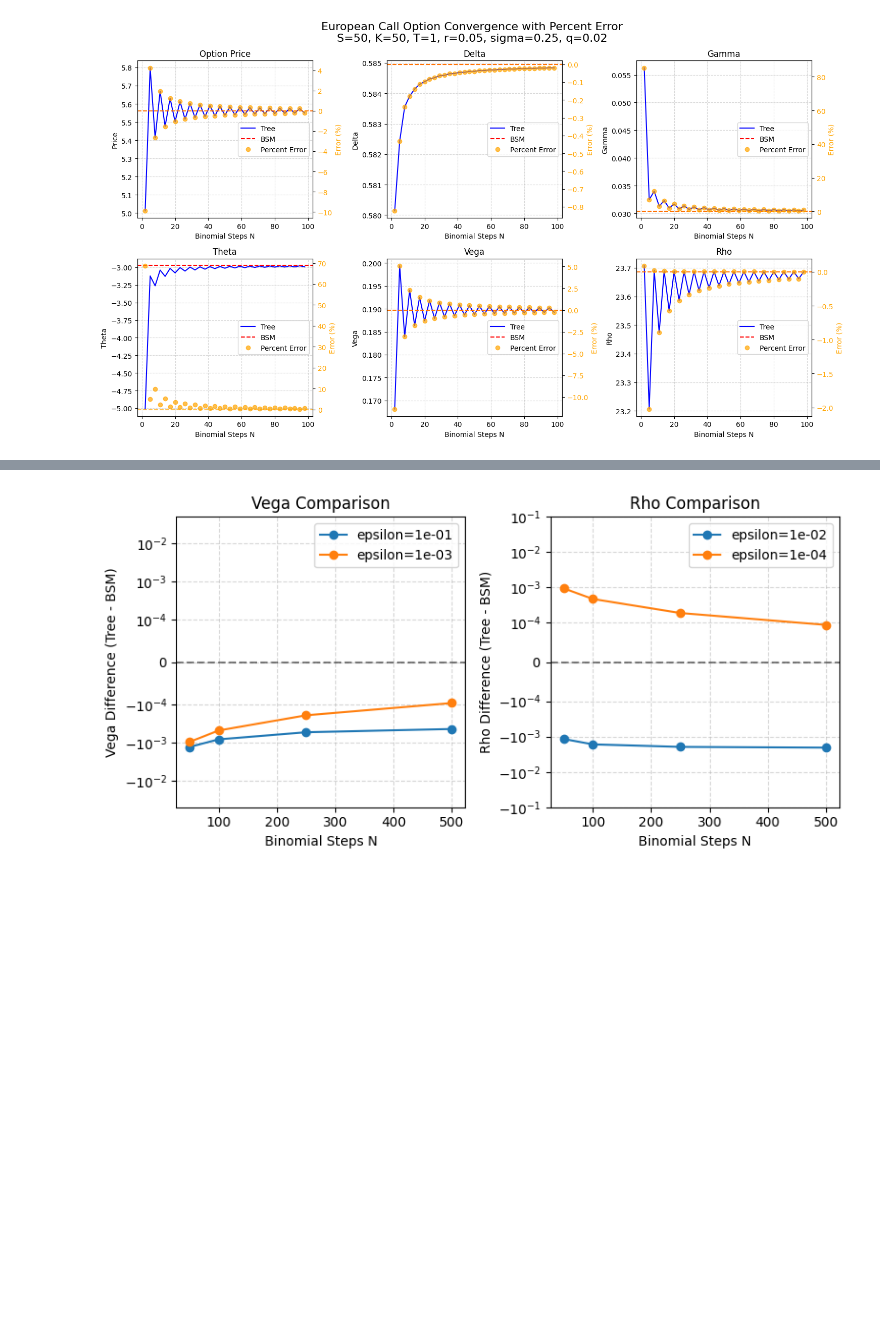
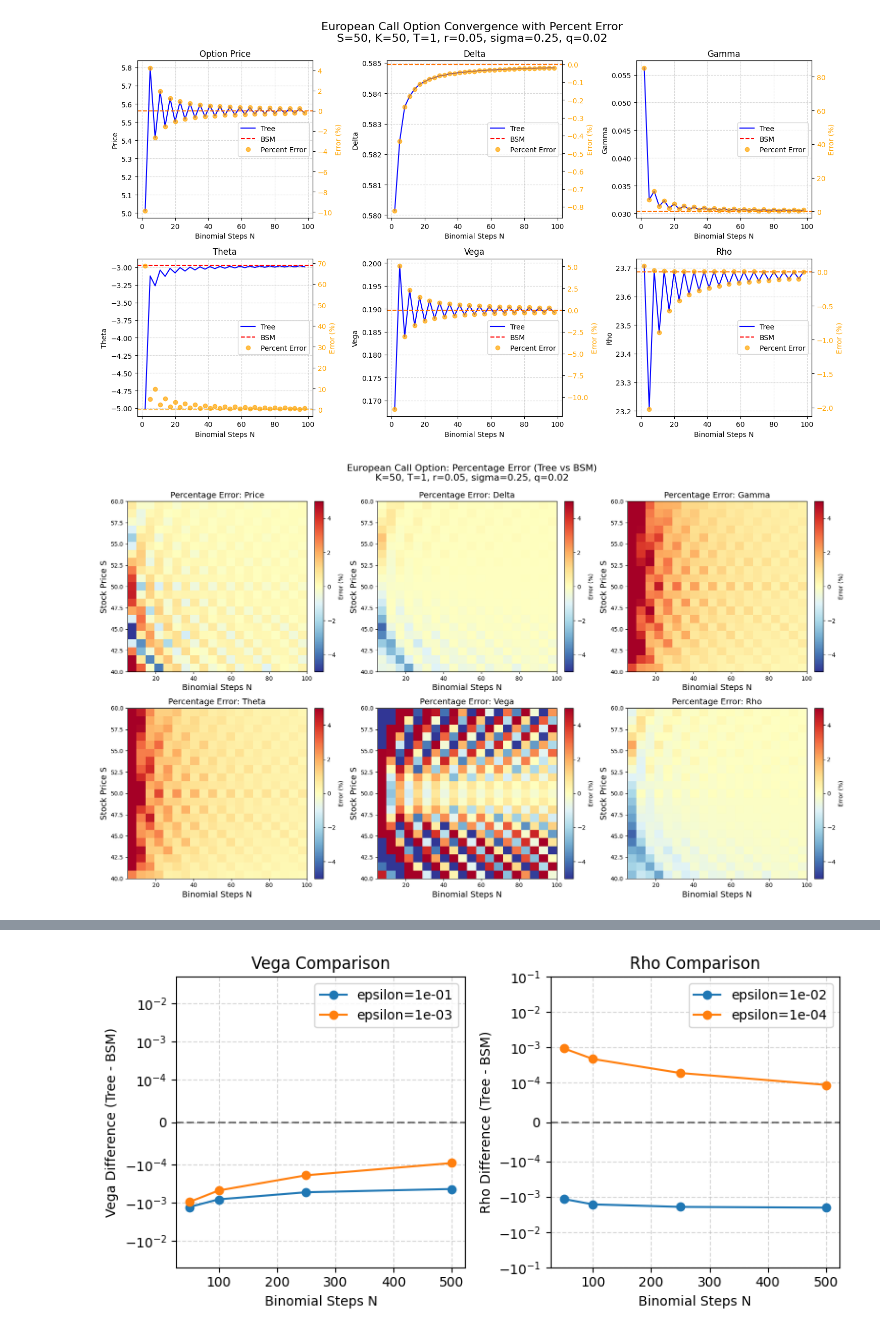
Before and after one commit to hsiuhsil/options_futures_derivatives, a Jupyter notebook: notebooks/Binomial Trees.ipynb, the cells around one changed output, grey strips where cells are left out. Drawn from its saved outputs; the diff is of its cells as text; code cells hidden in the pictures; blank space fills up the shorter version.

```diff
--- a/notebooks/Binomial Trees.ipynb
+++ b/notebooks/Binomial Trees.ipynb
@@ -106,6 +106,83 @@ fig.suptitle(param_title, fontsize=16, y=1.05)
 plt.show()
 # %% [output]
 [figure]
+# %%
+import numpy as np
+import matplotlib.pyplot as plt
+
+# Parameters
+k = 50
+T = 1
+r = 0.05
+sigma = 0.25
+q = 0.02
+option_type = 'call'
+exercise_style = 'European'
+
+# Stock prices and binomial steps
+S_vals = np.linspace(40, 60, 21)   # 21 stock prices from 40 to 60
+N_vals = np.arange(5, 101, 5)      # Binomial steps from 5 to 100
+
+epsilon_vega = 1e-4
+epsilon_rho  = 1e-4
+
+# Greeks and option price names
+greeks_names = ['Price', 'Delta', 'Gamma', 'Theta', 'Vega', 'Rho']
+
+# Containers for percentage errors: shape (len(S_vals), len(N_vals))
+errors = {name: np.zeros((len(S_vals), len(N_vals))) for name in greeks_names}
+
+# Compute errors
+for i, S in enumerate(S_vals):
+    # Compute BSM values
+    price_bsm = price_option_bsm(option_type, exercise_style, S, k, T, r, q, sigma)
+    delta_bsm_val = delta_bsm(option_type, S, k, r, sigma, T, q)
+    gamma_bsm_val = gamma_bsm(S, k, r, sigma, T, q)
+    theta_bsm_val = theta_bsm(option_type, S, k, r, sigma, T, q)
+    vega_bsm_val  = vega_bsm(S, k, r, sigma, T, q)
+    rho_bsm_val   = rho_bsm(option_type, S, k, r, sigma, T, q)
+
+    for j, N in enumerate(N_vals):
+        # Compute tree values
+        price_tree = price_option_tree(option_type, exercise_style, S, k, sigma, T, N, r, q, return_tree=False)
+        delta_tree_val = delta_tree(option_type, exercise_style, S, k, sigma, T, N, r, q)
+        gamma_tree_val = gamma_tree(option_type, exercise_style, S, k, sigma, T, N, r, q)
+        theta_tree_val = theta_tree(option_type, exercise_style, S, k, sigma, T, N, r, q)
+        vega_tree_val  = vega_tree(option_type, exercise_style, S, k, sigma, T, N, r, q, epsilon=epsilon_vega)
+        rho_tree_val   = rho_tree(option_type, exercise_style, S, k, sigma, T, N, r, q, epsilon=epsilon_rho)
+
+        # Compute percentage errors
+        errors['Price'][i,j] = 100 * (price_tree - price_bsm) / price_bsm
+        errors['Delta'][i,j] = 100 * (delta_tree_val - delta_bsm_val) / delta_bsm_val
+        errors['Gamma'][i,j] = 100 * (gamma_tree_val - gamma_bsm_val) / gamma_bsm_val
+        errors['Theta'][i,j] = 100 * (theta_tree_val - theta_bsm_val) / theta_bsm_val
+        errors['Vega'][i,j]  = 100 * (vega_tree_val - vega_bsm_val) / vega_bsm_val
+        errors['Rho'][i,j]   = 100 * (rho_tree_val - rho_bsm_val) / rho_bsm_val
+
+# --- Plot heatmaps in 2x3 panels ---
+fig, axes = plt.subplots(2, 3, figsize=(18, 10))
+axes = axes.flatten()
+
+for idx, name in enumerate(greeks_names):
+    ax = axes[idx]
+    im = ax.imshow(errors[name],
+                   origin='lower',
+                   aspect='auto',
+                   extent=[N_vals[0], N_vals[-1], S_vals[0], S_vals[-1]],
+                   cmap='RdYlBu_r',
+                   vmin=-5, vmax=5)  # Limit to ±5% for clarity
+    ax.set_title(f'Percentage Error: {name}', fontsize=14)
+    ax.set_xlabel('Binomial Steps N', fontsize=14)
+    ax.set_ylabel('Stock Price S', fontsize=14)
+    fig.colorbar(im, ax=ax, fraction=0.045, pad=0.04, label='Error (%)')
+
+plt.tight_layout()
+param_title = (f"European {option_type.capitalize()} Option: Percentage Error (Tree vs BSM)\n"
+               f"K={k}, T={T}, r={r}, sigma={sigma}, q={q}")
+fig.suptitle(param_title, fontsize=16, y=1.05)
+plt.show()
+# %% [output]
+[figure, added]
 # %%
 # Parameters
 s_vals = np.linspace(20, 80, 100)
```
Also changed, not shown: parts of 1 cell of this notebook.
